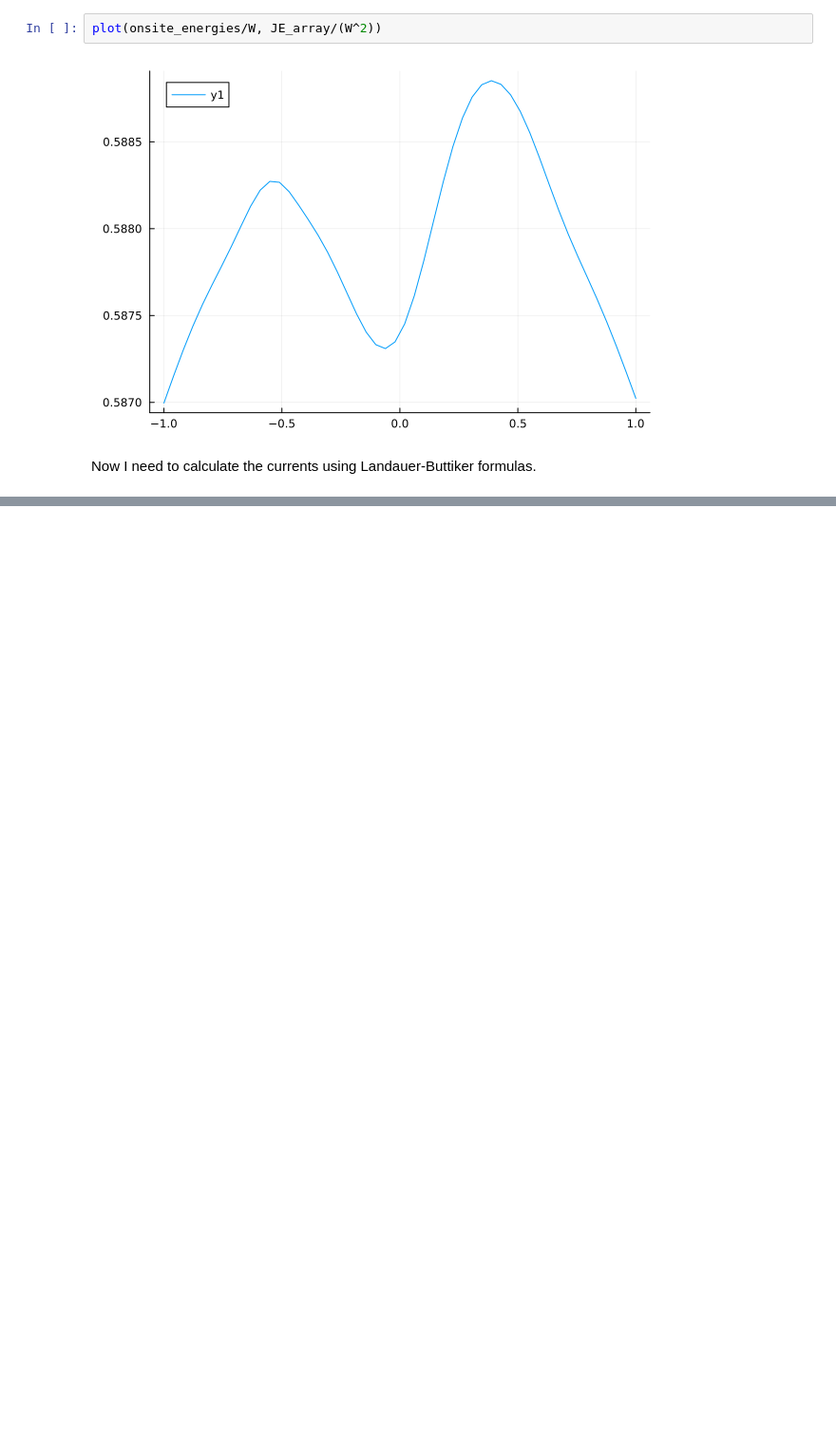
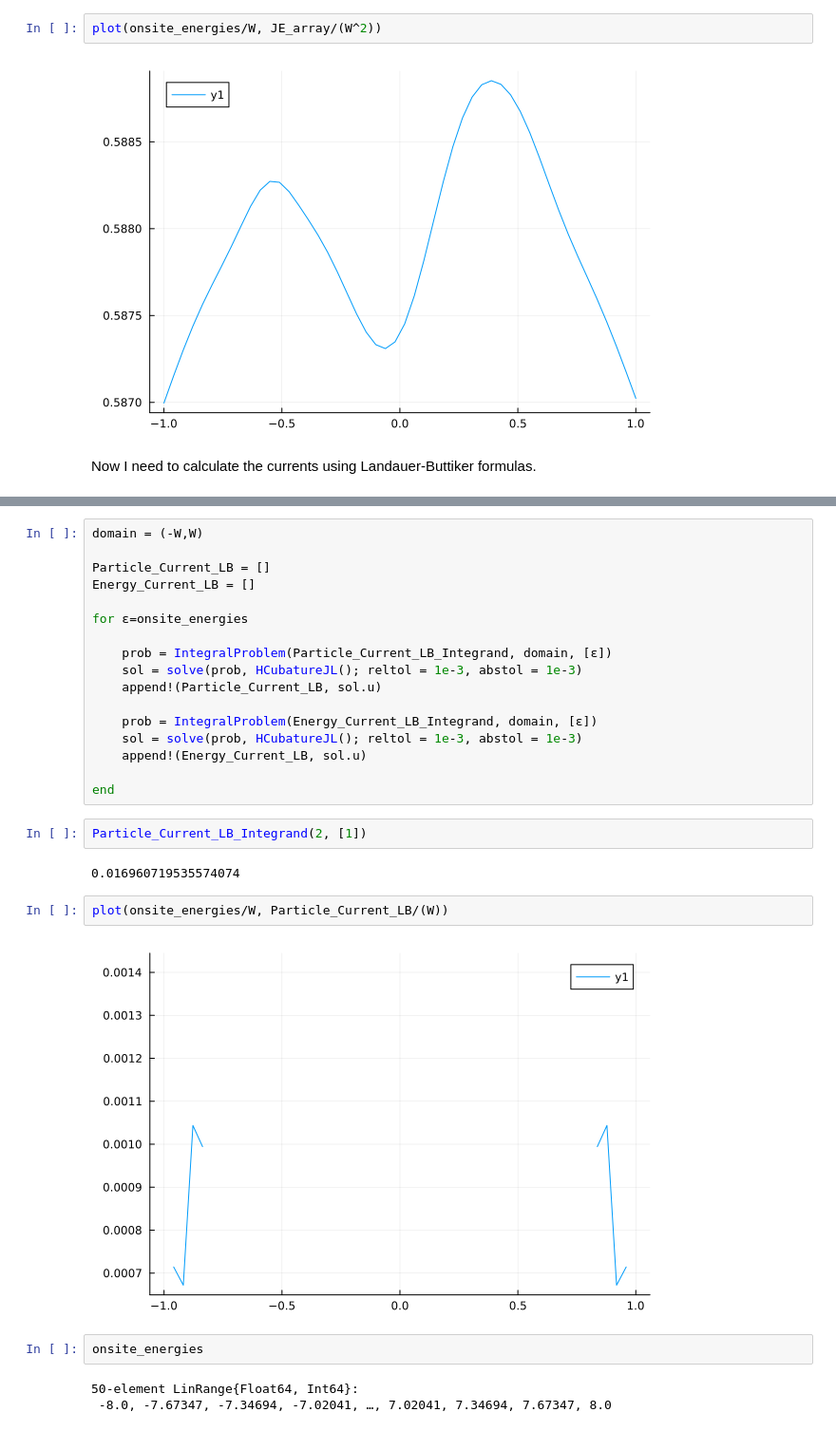
Before and after one commit to Joacop16/Tensor_Networks_for_Interacting_Quantum_Thermal_Machines, a Jupyter notebook: Main.ipynb, the cells around one changed output, grey strips where cells are left out. Shown at 95% size. Cells and saved outputs as stored; diff of their text form; blank space fills up the shorter version.

```diff
--- a/Main.ipynb
+++ b/Main.ipynb
@@ -289,0 +309,30 @@ Now I need to calculate the currents using Landauer-Buttiker formulas.
+# %%
+domain = (-W,W)
+
+Particle_Current_LB = []
+Energy_Current_LB = []
+
+for ε=onsite_energies
+
+    prob = IntegralProblem(Particle_Current_LB_Integrand, domain, [ε])
+    sol = solve(prob, HCubatureJL(); reltol = 1e-3, abstol = 1e-3)
+    append!(Particle_Current_LB, sol.u)
+
+    prob = IntegralProblem(Energy_Current_LB_Integrand, domain, [ε])
+    sol = solve(prob, HCubatureJL(); reltol = 1e-3, abstol = 1e-3)
+    append!(Energy_Current_LB, sol.u)
+
+end
+# %%
+Particle_Current_LB_Integrand(2, [1])
+# %% [output]
+0.016960719535574074
+# %%
+plot(onsite_energies/W, Particle_Current_LB/(W))
+# %% [output]
+[figure, added]
+# %%
+onsite_energies
+# %% [output]
+50-element LinRange{Float64, Int64}:
+ -8.0, -7.67347, -7.34694, -7.02041, …, 7.02041, 7.34694, 7.67347, 8.0
```
Also changed, not shown: parts of 2 cells of this notebook.
